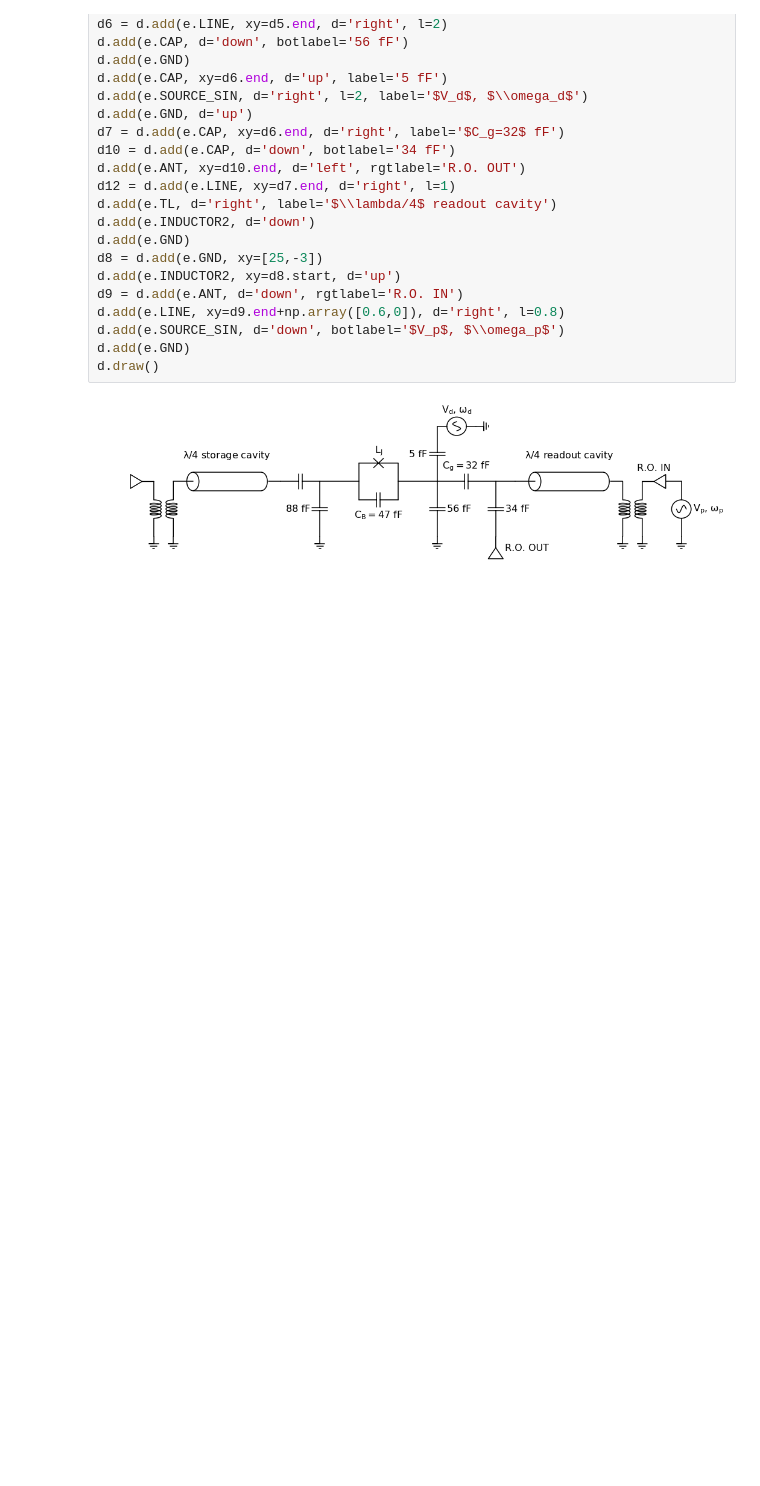
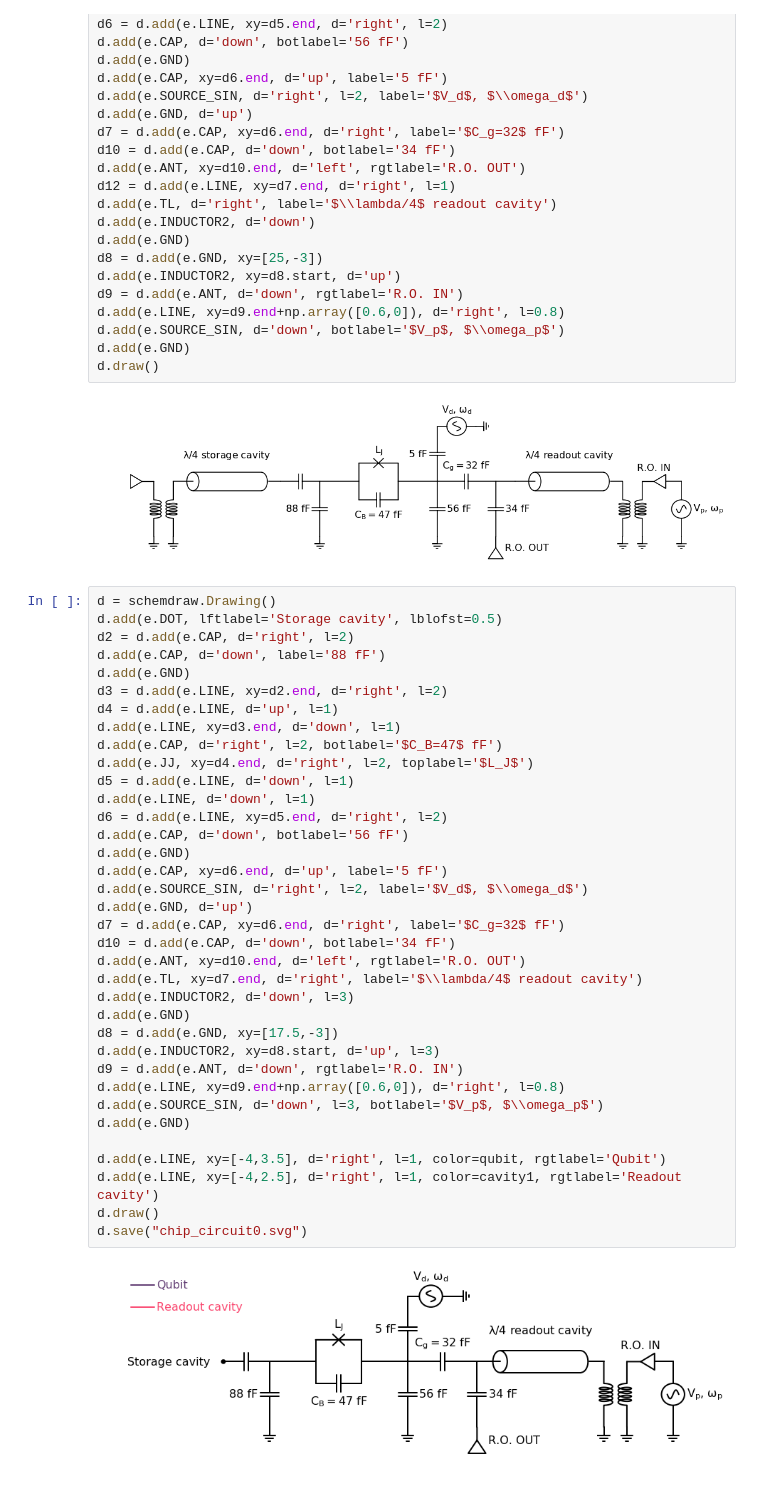
Before and after one commit to wouterkesselsap/thesis, a Jupyter notebook: figures/fig_chip_circuit.ipynb, the cells around one changed output. Drawn from its saved outputs; the diff is of its cells as text; blank space fills up the shorter version.

```diff
--- a/figures/fig_chip_circuit.ipynb
+++ b/figures/fig_chip_circuit.ipynb
@@ -56,6 +56,44 @@ d.add(e.GND)
 d.draw()
 # %% [output]
 [figure]
+# %%
+d = schemdraw.Drawing()
+d.add(e.DOT, lftlabel='Storage cavity', lblofst=0.5)
+d2 = d.add(e.CAP, d='right', l=2)
+d.add(e.CAP, d='down', label='88 fF')
+d.add(e.GND)
+d3 = d.add(e.LINE, xy=d2.end, d='right', l=2)
+d4 = d.add(e.LINE, d='up', l=1)
+d.add(e.LINE, xy=d3.end, d='down', l=1)
+d.add(e.CAP, d='right', l=2, botlabel='$C_B=47$ fF')
+d.add(e.JJ, xy=d4.end, d='right', l=2, toplabel='$L_J$')
+d5 = d.add(e.LINE, d='down', l=1)
+d.add(e.LINE, d='down', l=1)
+d6 = d.add(e.LINE, xy=d5.end, d='right', l=2)
+d.add(e.CAP, d='down', botlabel='56 fF')
+d.add(e.GND)
+d.add(e.CAP, xy=d6.end, d='up', label='5 fF')
+d.add(e.SOURCE_SIN, d='right', l=2, label='$V_d$, $\\omega_d$')
+d.add(e.GND, d='up')
+d7 = d.add(e.CAP, xy=d6.end, d='right', label='$C_g=32$ fF')
+d10 = d.add(e.CAP, d='down', botlabel='34 fF')
+d.add(e.ANT, xy=d10.end, d='left', rgtlabel='R.O. OUT')
+d.add(e.TL, xy=d7.end, d='right', label='$\\lambda/4$ readout cavity')
+d.add(e.INDUCTOR2, d='down', l=3)
+d.add(e.GND)
+d8 = d.add(e.GND, xy=[17.5,-3])
+d.add(e.INDUCTOR2, xy=d8.start, d='up', l=3)
+d9 = d.add(e.ANT, d='down', rgtlabel='R.O. IN')
+d.add(e.LINE, xy=d9.end+np.array([0.6,0]), d='right', l=0.8)
+d.add(e.SOURCE_SIN, d='down', l=3, botlabel='$V_p$, $\\omega_p$')
+d.add(e.GND)
+
+d.add(e.LINE, xy=[-4,3.5], d='right', l=1, color=qubit, rgtlabel='Qubit')
+d.add(e.LINE, xy=[-4,2.5], d='right', l=1, color=cavity1, rgtlabel='Readout cavity')
+d.draw()
+d.save("chip_circuit0.svg")
+# %% [output]
+[figure, added]
 # %%
 d = schemdraw.Drawing()
 d.add(e.DOT, lftlabel='Storage cavity', lblofst=0.5)
```
Also changed, not shown: parts of 1 cell of this notebook.
